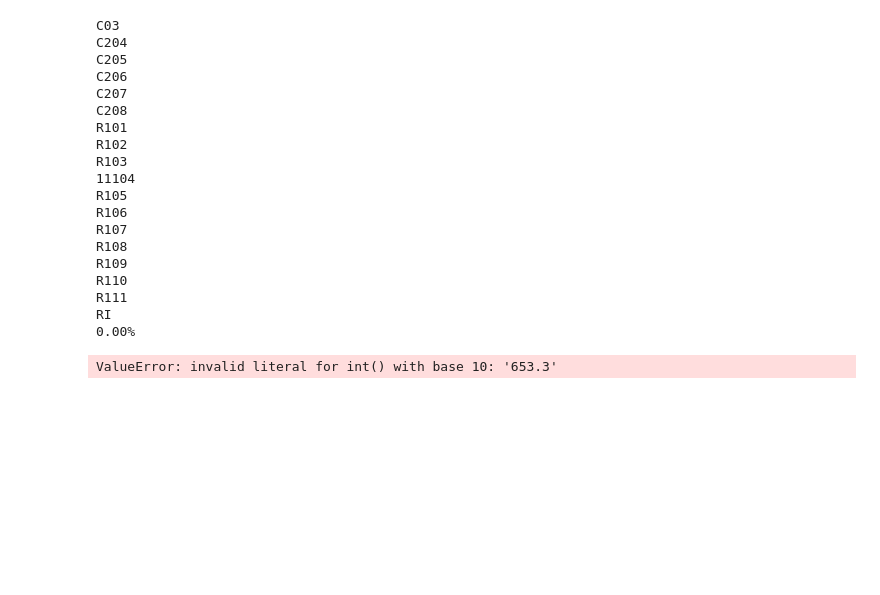
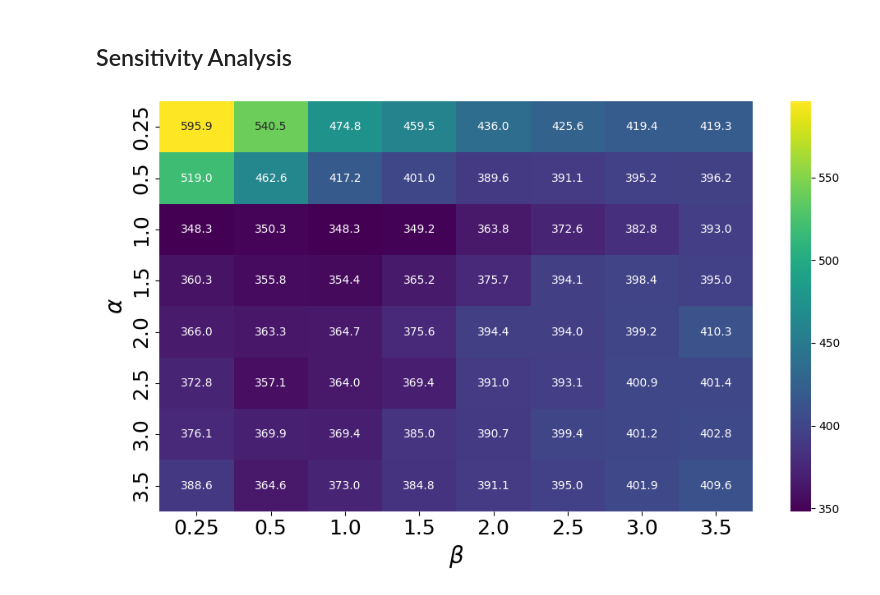
Before and after one commit to chauanphu/routing-PL, a Jupyter notebook: src/exract_report.ipynb, the cells around one changed output. Drawn from its saved outputs; the diff is of its cells as text; code cells hidden in the pictures; blank space fills up the shorter version.

```diff
--- a/src/exract_report.ipynb
+++ b/src/exract_report.ipynb
@@ -36,54 +7,26 @@ report.head()
-# %%
-# Extract from .txt
-# Read from text file. Text format:
-# # Every 1st row: instance name
-# # Every 2nd row: benchmark num_vehicles (can be ignored and skipped)
-# # Every 3rd row: benchmark runtime (can be ignored and skipped)
-# # Every 4th row: proposed num_vehicles
-# # Every 5th row: best fitness
-# # Every 6th row: avg fitness
-# # Every 7th row: runtime
-# # Every 8th row: gap 1 (can be ignored and skipped)
-# # Every 9th row: gap 2 (can be ignored and skipped)
-
-# The output format: instance_name,num_vehicles,min_fitness,avg_fitness,runtime
-# Load data from text.txt, transform, aggregate and save the report
-
-TEXT_FILE = "output/test.txt"
-with open(TEXT_FILE, "r") as f:
-    lines = f.readlines()
-
-report = []
-for i in range(0, 31, 10):
-    instance_name = lines[i].strip()
-    print(instance_name)
-    num_vehicles = int(lines[i + 4].strip())
-    min_fitness = float(lines[i + 5].strip())
-    avg_fitness = float(lines[i + 6].strip())
-    runtime = float(lines[i + 7].strip())
-    report.append([instance_name, num_vehicles, min_fitness, avg_fitness, runtime])
-
-report = pd.DataFrame(report, columns=["instance_name", "num_vehicles", "min_fitness", "avg_fitness", "runtime"])
-report.to_csv("output/text_report.csv", index=False)
-report.head()
-# %% [output]
-C03
-C204
-C205
-C206
-C207
-C208
-R101
-R102
-R103
-11104
-R105
-R106
-R107
-R108
-R109
-R110
-R111
-RI
-0.00%
-ValueError: invalid literal for int() with base 10: '653.3'
+# %% [markdown]
+## Sensitivity Analysis
+# %%
+# Compute the mean best_fitness for each (alpha, beta) pair
+Q_RHO_SENSITIVITY_DIR = os.path.join('output', 'sensitivity_analysis', 'sensitivity_alpha_beta.csv')
+df_ab = pd.read_csv(Q_RHO_SENSITIVITY_DIR)
+pivot_q_rho = df_ab.groupby(['alpha', 'beta'])['best_fitness'].mean().reset_index()
+heatmap_ab = pivot_q_rho.pivot(index='alpha', columns='beta', values='best_fitness')
+
+# Create the heatmap
+plt.figure(figsize=(10, 6))
+sns.heatmap(
+    heatmap_ab,
+    annot=True,
+    fmt=".1f",
+    cmap='viridis',
+    cbar_kws={'label': None}  # No colorbar label
+)
+plt.xlabel(r'$\beta$', fontsize=20)
+plt.ylabel(r'$\alpha$', fontsize=20)
+plt.xticks(fontsize=18)
+plt.yticks(fontsize=18)
+plt.tight_layout()
+plt.show()
+# %% [output]
+[figure, added]
```
Also changed, not shown: parts of 24 cells of this notebook, 6 other files.
